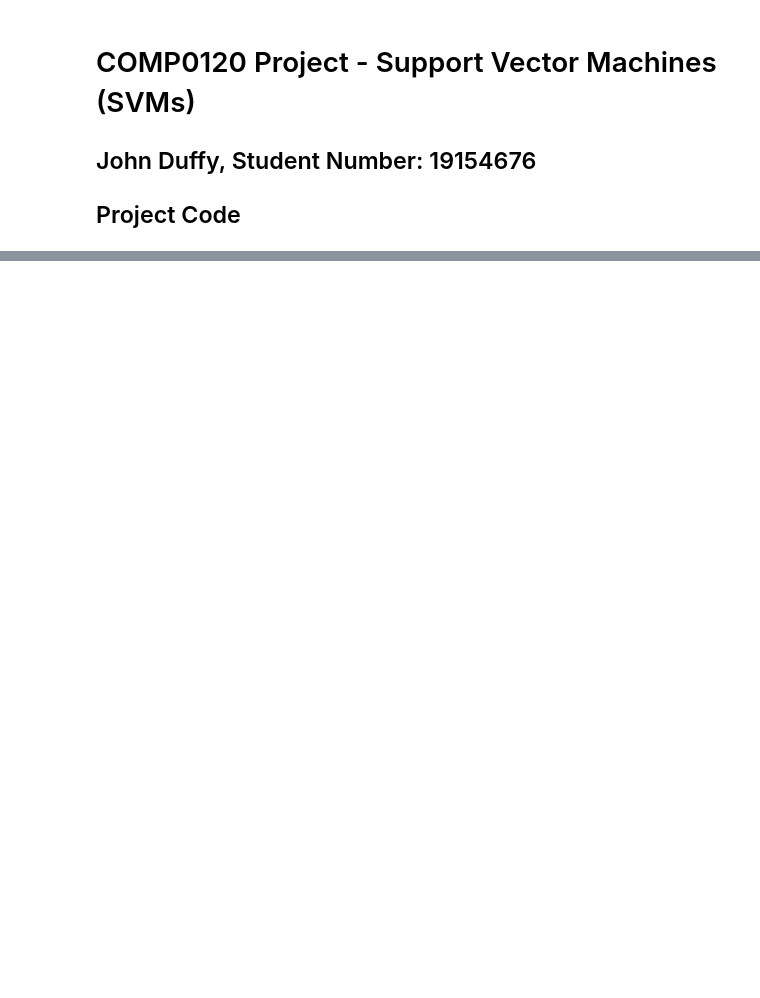
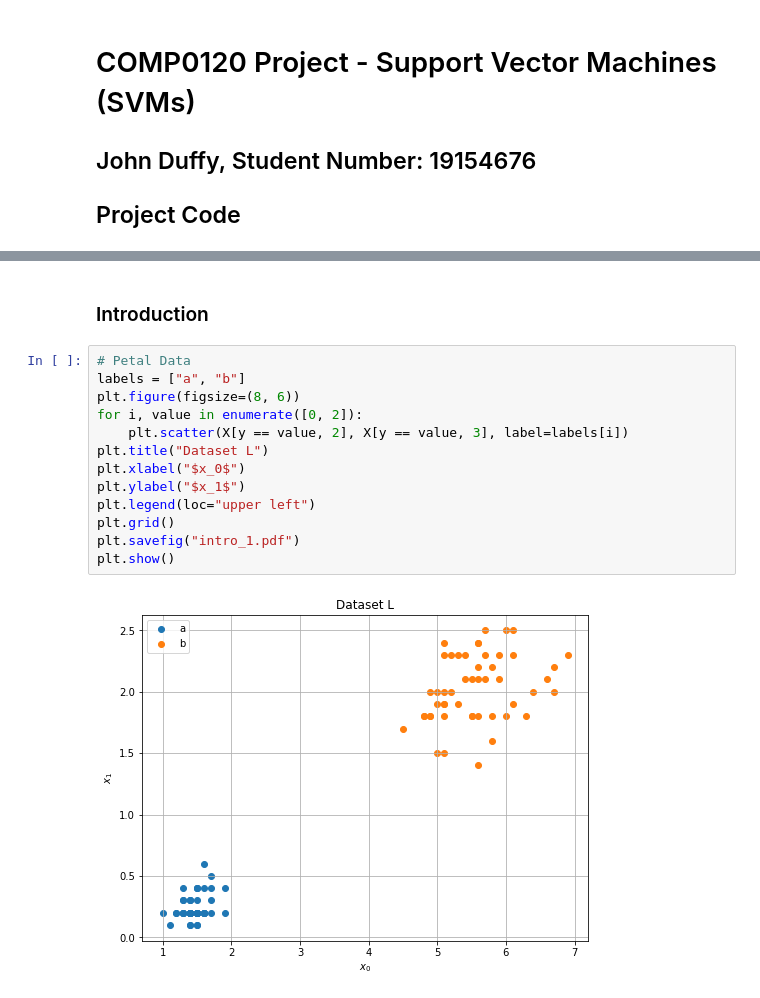
Before and after one commit to johnduffymsc/msc_comp0120project, a Jupyter notebook: COMP0120_Project_John_Duffy.ipynb, the cells around one changed output, grey strips where cells are left out. Saved outputs shown, nothing was run; the diff lists cells and outputs as text; blank space fills up the shorter version.

```diff
--- a/COMP0120_Project_John_Duffy.ipynb
+++ b/COMP0120_Project_John_Duffy.ipynb
@@ -10 +18,18 @@ from sklearn import datasets
+# %% [markdown]
+### Introduction
+# %%
+# Petal Data
+labels = ["a", "b"]
+plt.figure(figsize=(8, 6))
+for i, value in enumerate([0, 2]):
+    plt.scatter(X[y == value, 2], X[y == value, 3], label=labels[i])
+plt.title("Dataset L")
+plt.xlabel("$x_0$")
+plt.ylabel("$x_1$")
+plt.legend(loc="upper left")
+plt.grid()
+plt.savefig("intro_1.pdf")
+plt.show()
+# %% [output]
+[figure, added]
 # %%
```
Also changed, not shown: parts of 3 cells of this notebook, 1 other file.
